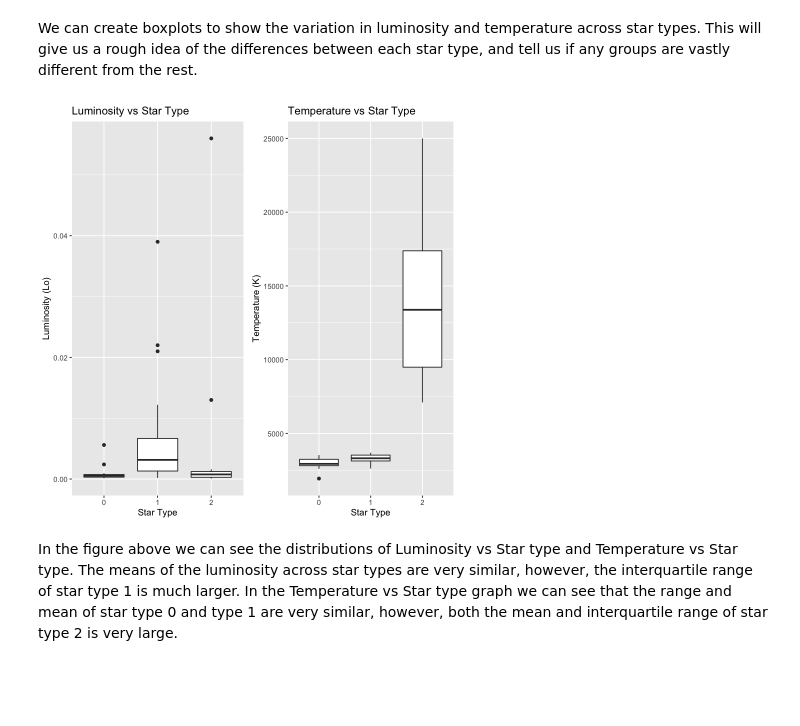
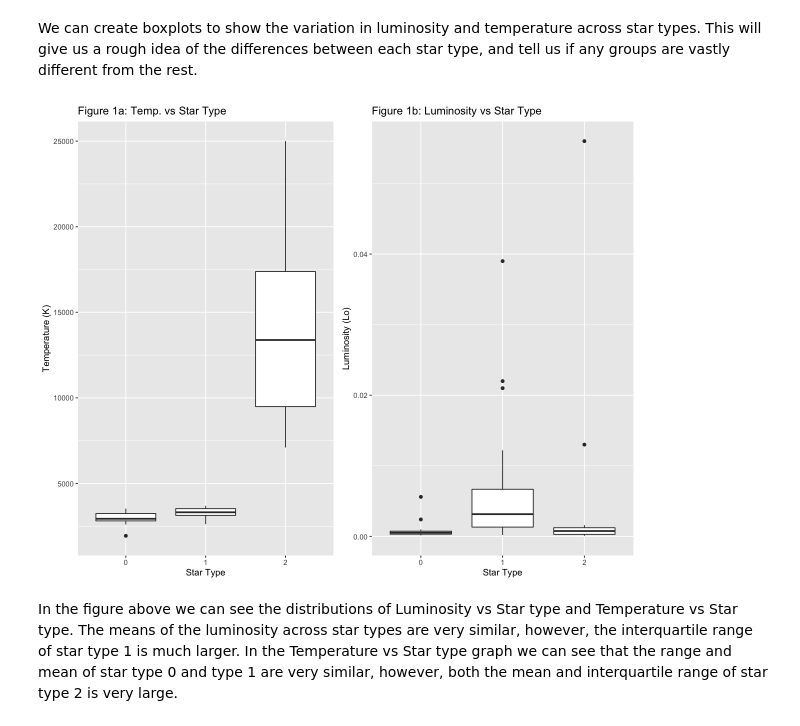
Before and after one commit to dliviya/STAT201-Dwarf_Star_Classification, a Jupyter notebook: analysisNew.ipynb, the cells around one changed output. Cells and saved outputs as stored; diff of their text form; code cells hidden in the pictures; blank space fills up the shorter version.

Commit message:
added figure titles

```diff
--- a/analysisNew.ipynb
+++ b/analysisNew.ipynb
@@ -86,11 +87,14 @@ filter(Star.type != 3)
 # %% [markdown]
 We can create boxplots to show the variation in luminosity and temperature across star types. This will give us a rough idea of the differences between each star type, and tell us if any groups are vastly different from the rest.
 # %%
-L_box <- ggplot(dwarfs, aes(x = Star.type, y = Luminosity.L.Lo.)) + geom_boxplot() + ggtitle("Luminosity vs Star Type") + xlab("Star Type") + ylab("Luminosity (Lo)")
-T_box <- ggplot(dwarfs, aes(x = Star.type, y = Temperature..K.)) + geom_boxplot() +  ggtitle("Temperature vs Star Type") +  xlab("Star Type") + ylab("Temperature (K)")
-grid.arrange(L_box, T_box, ncol=2)
+options(repr.plot.width = 10, repr.plot.height = 8)
+L_box <- ggplot(dwarfs, aes(x = Star.type, y = Luminosity.L.Lo.)) + geom_boxplot() +
+        ggtitle("Figure 1b: Luminosity vs Star Type") + xlab("Star Type") + ylab("Luminosity (Lo)")
+T_box <- ggplot(dwarfs, aes(x = Star.type, y = Temperature..K.)) + geom_boxplot() +
+        ggtitle("Figure 1a: Temp. vs Star Type") +  xlab("Star Type") + ylab("Temperature (K)")
+grid.arrange(T_box, L_box, ncol=2, widths = c(4,4))
 # %% [output]
-[figure, old version]
+[figure, new version]
 # %% [markdown]
 In the figure above we can see the distributions of Luminosity vs Star type and Temperature vs Star type. The means of the luminosity across star types are very similar, however, the interquartile range of star type 1 is much larger. In the Temperature vs Star type graph we can see that the range and mean of star type 0 and type 1 are very similar, however, both the mean and interquartile range of star type 2 is very large.
 # %% [markdown]
```
Also changed, not shown: parts of 15 cells of this notebook.
